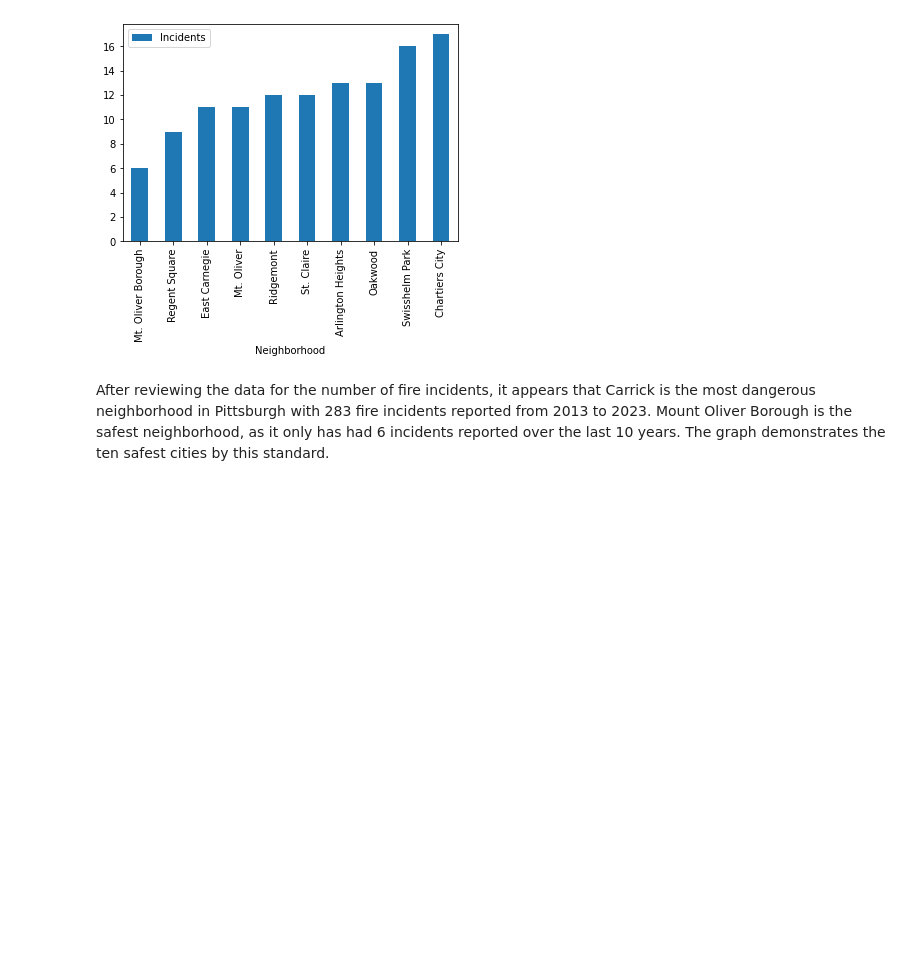
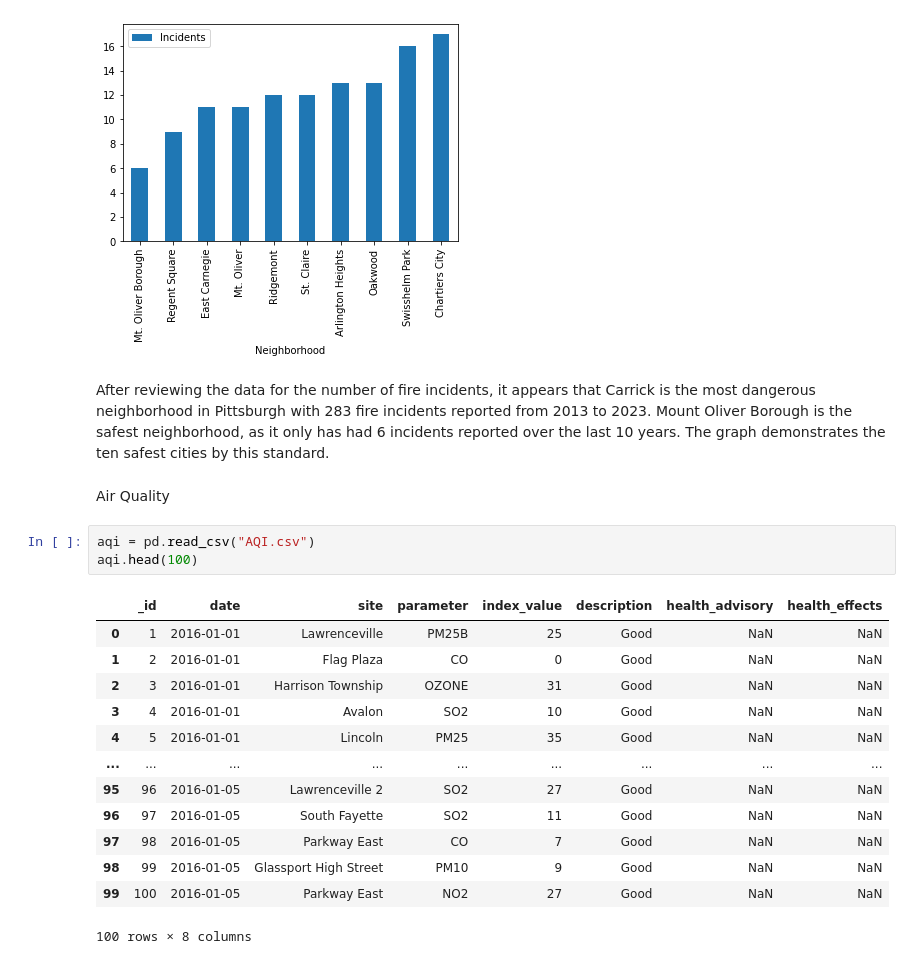
Before and after one commit to pww56/Group-23-Final-Project, a Jupyter notebook: SafestNeighborhood.ipynb, the cells around one changed output. Saved outputs shown, nothing was run; the diff lists cells and outputs as text; blank space fills up the shorter version.

```diff
--- a/SafestNeighborhood.ipynb
+++ b/SafestNeighborhood.ipynb
@@ -131,3 +131,22 @@ Name: neighborhood, Length: 91, dtype: int64
 # %% [markdown]
 After reviewing the data for the number of fire incidents, it appears that Carrick is the most dangerous neighborhood in Pittsburgh with 283 fire incidents reported from 2013 to 2023.
 Mount Oliver Borough is the safest neighborhood, as it only has had 6 incidents reported over the last 10 years. The graph demonstrates the ten safest cities by this standard.
+# %% [markdown]
+Air Quality
+# %%
+aqi = pd.read_csv("AQI.csv")
+aqi.head(100)
+# %% [output]
+|  | _id | date | site | parameter | index_value | description | health_advisory | health_effects |
+| 0 | 1 | 2016-01-01 | Lawrenceville | PM25B | 25 | Good | NaN | NaN |
+| 1 | 2 | 2016-01-01 | Flag Plaza | CO | 0 | Good | NaN | NaN |
+| 2 | 3 | 2016-01-01 | Harrison Township | OZONE | 31 | Good | NaN | NaN |
+| 3 | 4 | 2016-01-01 | Avalon | SO2 | 10 | Good | NaN | NaN |
+| 4 | 5 | 2016-01-01 | Lincoln | PM25 | 35 | Good | NaN | NaN |
+| ... | ... | ... | ... | ... | ... | ... | ... | ... |
+| 95 | 96 | 2016-01-05 | Lawrenceville 2 | SO2 | 27 | Good | NaN | NaN |
+| 96 | 97 | 2016-01-05 | South Fayette | SO2 | 11 | Good | NaN | NaN |
+| 97 | 98 | 2016-01-05 | Parkway East | CO | 7 | Good | NaN | NaN |
+| 98 | 99 | 2016-01-05 | Glassport High Street | PM10 | 9 | Good | NaN | NaN |
+| 99 | 100 | 2016-01-05 | Parkway East | NO2 | 27 | Good | NaN | NaN |
+100 rows × 8 columns
```
Also changed, not shown: parts of 4 cells of this notebook.
